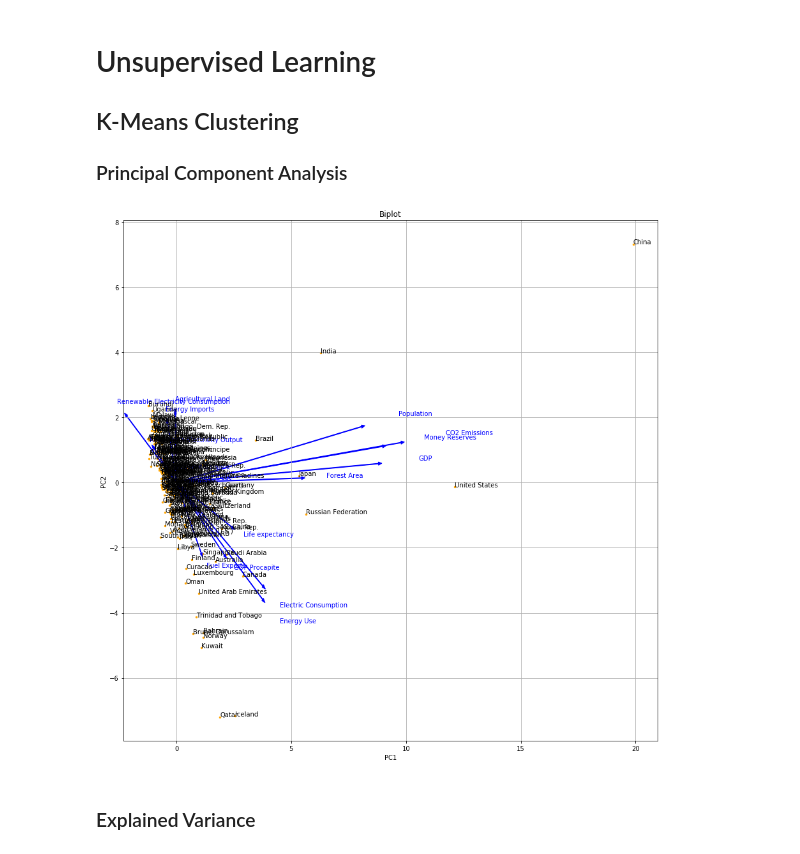
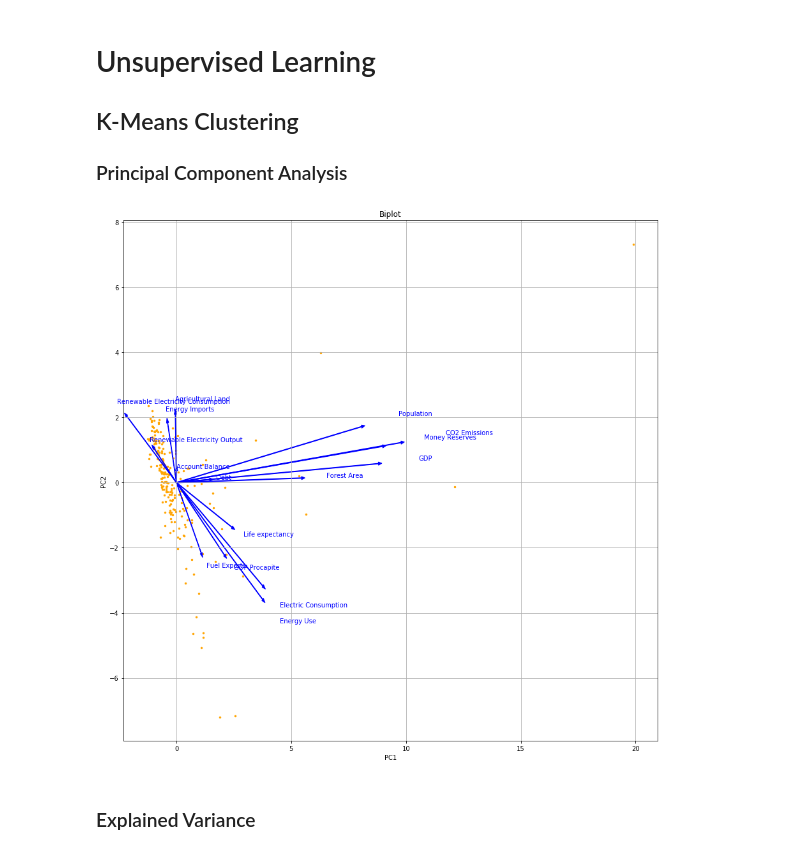
Before and after one commit to AngeloDamiani/DA-DDD-Project, a Jupyter notebook: main_notebook.ipynb, the cells around one changed output. Saved outputs shown, nothing was run; the diff lists cells and outputs as text; code cells hidden in the pictures.

```diff
--- a/main_notebook.ipynb
+++ b/main_notebook.ipynb
@@ -157,0 +199,24 @@ dtype: object
+# %%
+# N most correlated variables
+
+N = 5
+
+abs_c_matrix = corr_matrix.abs()
+series = abs_c_matrix.unstack()
+sorted_series = series.sort_values(kind="quicksort")
+sorted_series = sorted_series.iloc[::-1]
+
+sorted_series = sorted_series[sorted_series.shift(-1) != sorted_series]
+sorted_series = sorted_series[sorted_series < 1][0:N]
+print(sorted_series)
+
+plt.rcParams['figure.figsize'] = (15,15)
+indexes = list(sorted_series.index)
+for i in range(1,N):
+    plt.subplot(5, 1, i)
+    plt.scatter(df[indexes[i-1][0]],df[indexes[i-1][1]], marker='o', s=5);
+    plt.xlabel(indexes[i-1][0])
+    plt.ylabel(indexes[i-1][1])
+
+plt.tight_layout()
+plt.show()
@@ -215,7 +327,7 @@ def dataPreprocessing(df):
     return X,y,x_input,scaler
 
 # Prediction trial for 10 years
-pred_years = 10
+pred_years = 20
 for i in range(1, pred_years+1):
     X,y,x_input,scal = dataPreprocessing(target_df)
     LR = LinearRegression()
@@ -258,0 +373,11 @@ target_df
+# %%
+fig = plt.figure(figsize=(15,15))
+
+pre_regression = target_df.loc[interestInterval[0]:interestInterval[1]]
+
+i = 1
+for column in pre_regression:
+    ax = fig.add_subplot(4,4,i)
+    ax.set_title(column)
+    ax.plot(pre_regression[column])
+    i = i+1
@@ -317,37 +444,37 @@ yvector = pca.components_[1]
 # Projection on the new space
 data_transformed = pca.transform(scaled_df)
 data_transformed = pd.DataFrame(data_transformed, index=scaled_df.index)
 
 # I take just two columns (two components)
 # xs and ys are the projection on the two PCs
 xs = data_transformed.iloc[:,0]
 ys = data_transformed.iloc[:,1]
 
 ## Plot
 # Points plotting
 fig = plt.figure(figsize=(15,15))
 ax = fig.add_subplot(1,1,1)
 ax.set_xlabel("PC1")
 ax.set_ylabel("PC2")
 ax.set_title("Biplot")
 ax.scatter(xs, ys, s=6, c="orange")
 
 # Vector plotting
 for i in range(len(xvector)):
     plt.arrow(0, 0, xvector[i]*max(xs), yvector[i]*max(ys),
               color='b', width=0.02, head_width=0.1)
     plt.text(xvector[i]*max(xs)*1.2, yvector[i]*max(ys)*1.2,
              list(target_df.columns.values)[i], color='b')
 
 # Annotation plotting
-index = list(pd.DataFrame(data_transformed, index=target_df.index).index)
-for i, txt in enumerate(index):
-    ax.annotate(txt, (xs[i],ys[i]))
+#index = list(pd.DataFrame(data_transformed, index=target_df.index).index)
+#for i, txt in enumerate(index):
+#    ax.annotate(txt, (xs[i],ys[i]))
 
 plt.grid()
 plt.show()
 # %% [output]
-[figure, old version]
+[figure, new version]
 # %% [markdown]
 ### Explained Variance
 # %%
```
Also changed, not shown: parts of 18 cells of this notebook.
